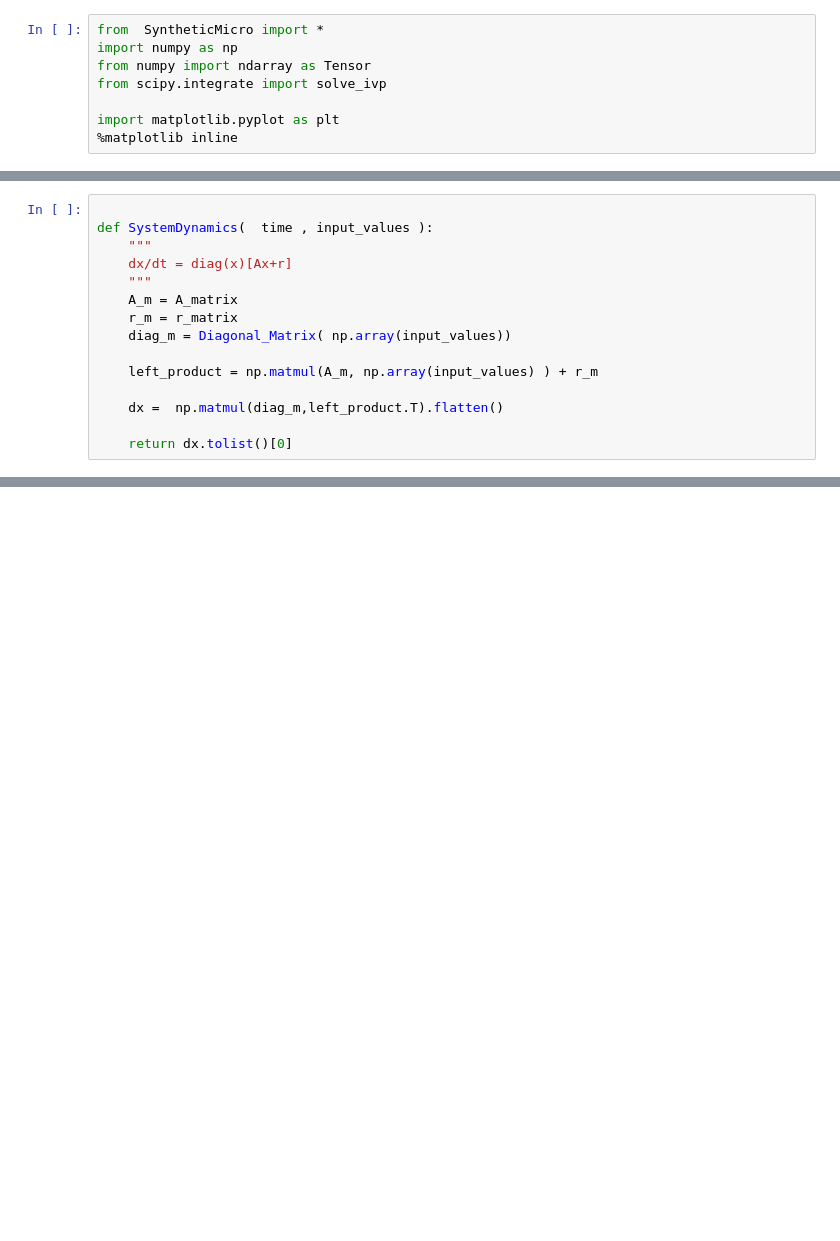
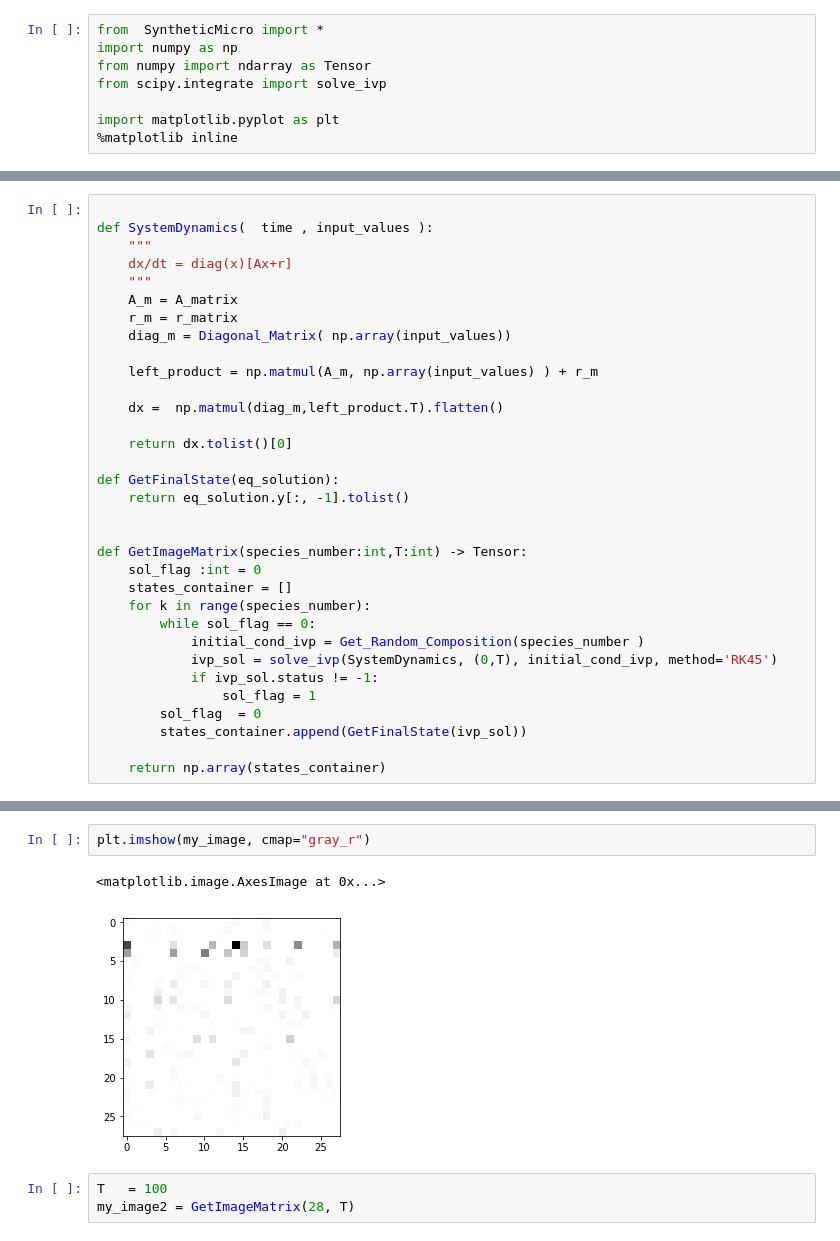
Before and after one commit to acevedo-oscar/Generador-De-Imagenes-De-Bacteria, a Jupyter notebook: Prototype.ipynb, the cells around one changed output, grey strips where cells are left out. Drawn from its saved outputs; the diff is of its cells as text; blank space fills up the shorter version.

```diff
--- a/Prototype.ipynb
+++ b/Prototype.ipynb
@@ -40,3 +33,21 @@ def SystemDynamics(  time , input_values ):
     dx =  np.matmul(diag_m,left_product.T).flatten()
 
     return dx.tolist()[0]
+
+def GetFinalState(eq_solution):
+    return eq_solution.y[:, -1].tolist()
+
+
+def GetImageMatrix(species_number:int,T:int) -> Tensor:
+    sol_flag :int = 0
+    states_container = []
+    for k in range(species_number):
+        while sol_flag == 0:
+            initial_cond_ivp = Get_Random_Composition(species_number )
+            ivp_sol = solve_ivp(SystemDynamics, (0,T), initial_cond_ivp, method='RK45')
+            if ivp_sol.status != -1:
+                sol_flag = 1
+        sol_flag  = 0
+        states_container.append(GetFinalState(ivp_sol))
+
+    return np.array(states_container)
@@ -81,0 +183,8 @@ array([2.06232260e+000, 1.99943669e+000, 5.86999953e+000, 7.21665377e+000,
+# %%
+plt.imshow(my_image, cmap="gray_r")
+# %% [output]
+<matplotlib.image.AxesImage at 0x...>
+[figure, added]
+# %%
+T   = 100
+my_image2 = GetImageMatrix(28, T)
```
Also changed, not shown: parts of 21 cells of this notebook, 1 other file.
